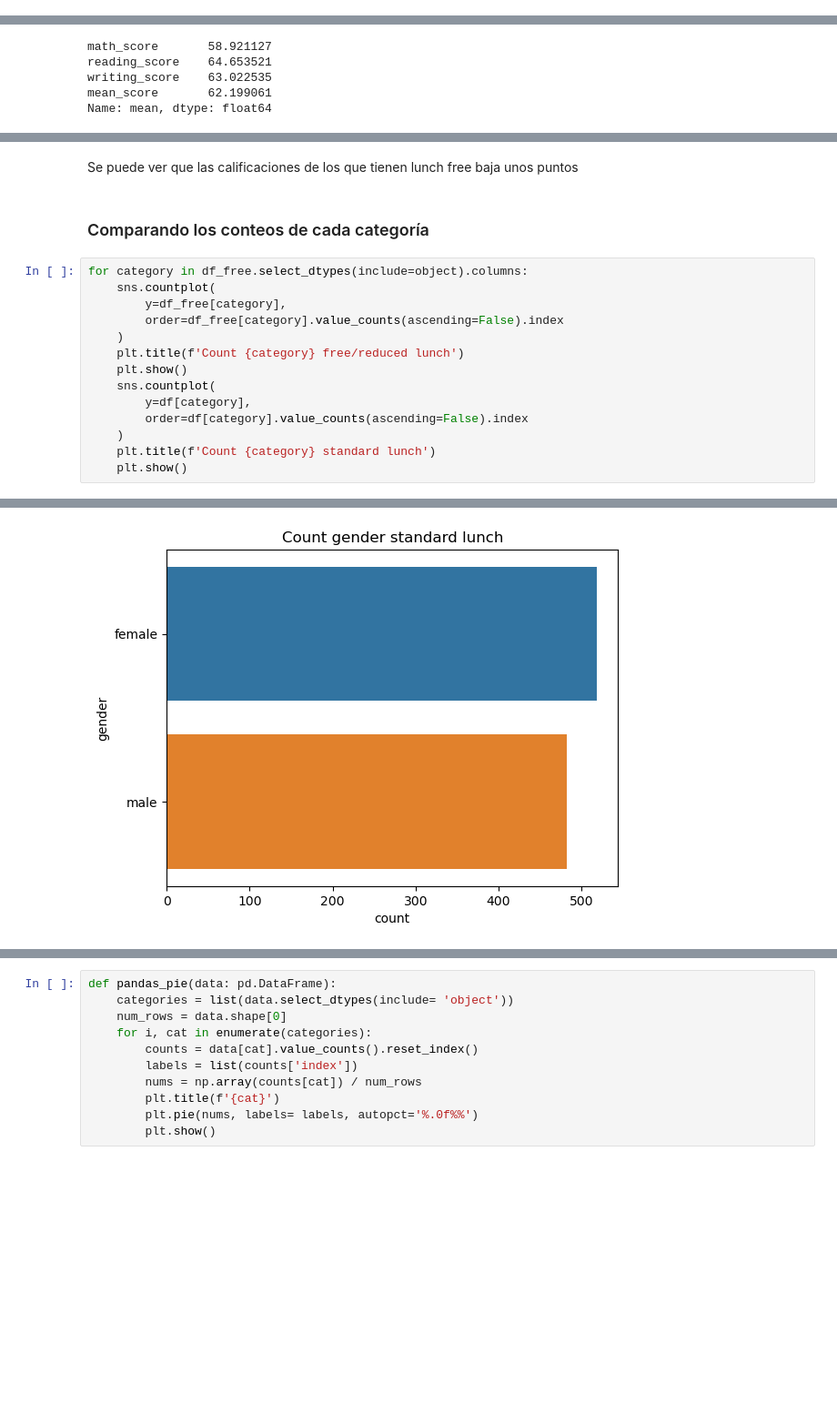
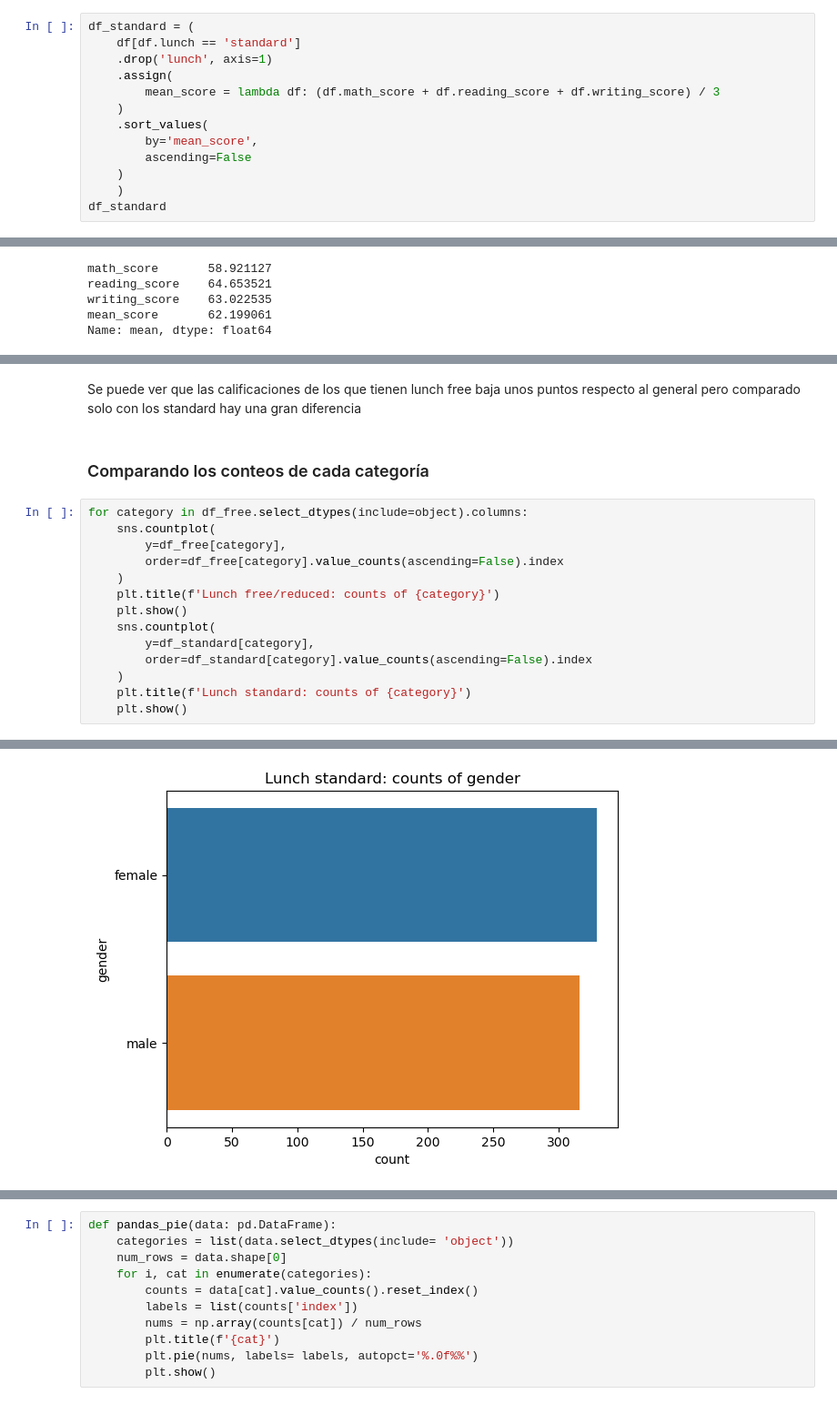
Before and after one commit to MarioChvx/ciencia_de_datos_PAMBAZO, a Jupyter notebook: proyectos/unidad1/proyecto_eda/nueva_expo.ipynb, the cells around one changed output, grey strips where cells are left out. Shown at 91% size. Saved outputs shown, nothing was run; the diff lists cells and outputs as text; blank space fills up the shorter version.

```diff
--- a/proyectos/unidad1/proyecto_eda/nueva_expo.ipynb
+++ b/proyectos/unidad1/proyecto_eda/nueva_expo.ipynb
@@ -52,3 +52,16 @@ df_free
 | 980 | female | group B | high school | none | 8 | 24 | 23 | ... |
 | 59 | female | group C | some high school | none | 0 | 17 | 10 | ... |
 355 rows × 8 columns
+# %%
+df_standard = (
+    df[df.lunch == 'standard']
+    .drop('lunch', axis=1)
+    .assign(
+        mean_score = lambda df: (df.math_score + df.reading_score + df.writing_score) / 3
+    )
+    .sort_values(
+        by='mean_score',
+        ascending=False
+    )
+    )
+df_standard
@@ -80,5 +115,5 @@ Name: mean, dtype: float64
 # %% [markdown]
-Se puede ver que las calificaciones de los que tienen lunch free baja unos puntos
+Se puede ver que las calificaciones de los que tienen lunch free baja unos puntos respecto al general pero comparado solo con los standard hay una gran diferencia
 # %% [markdown]
 ### Comparando los conteos de cada categoría
 # %%
@@ -87,12 +122,12 @@ for category in df_free.select_dtypes(include=object).columns:
         y=df_free[category],
         order=df_free[category].value_counts(ascending=False).index
     )
-    plt.title(f'Count {category} free/reduced lunch')
+    plt.title(f'Lunch free/reduced: counts of {category}')
     plt.show()
     sns.countplot(
-        y=df[category],
-        order=df[category].value_counts(ascending=False).index
+        y=df_standard[category],
+        order=df_standard[category].value_counts(ascending=False).index
     )
-    plt.title(f'Count {category} standard lunch')
+    plt.title(f'Lunch standard: counts of {category}')
     plt.show()
 # %% [output]
@@ -100 +135 @@ for category in df_free.select_dtypes(include=object).columns:
-[figure, old version]
+[figure, new version]
```
Also changed, not shown: parts of 5 cells of this notebook.
